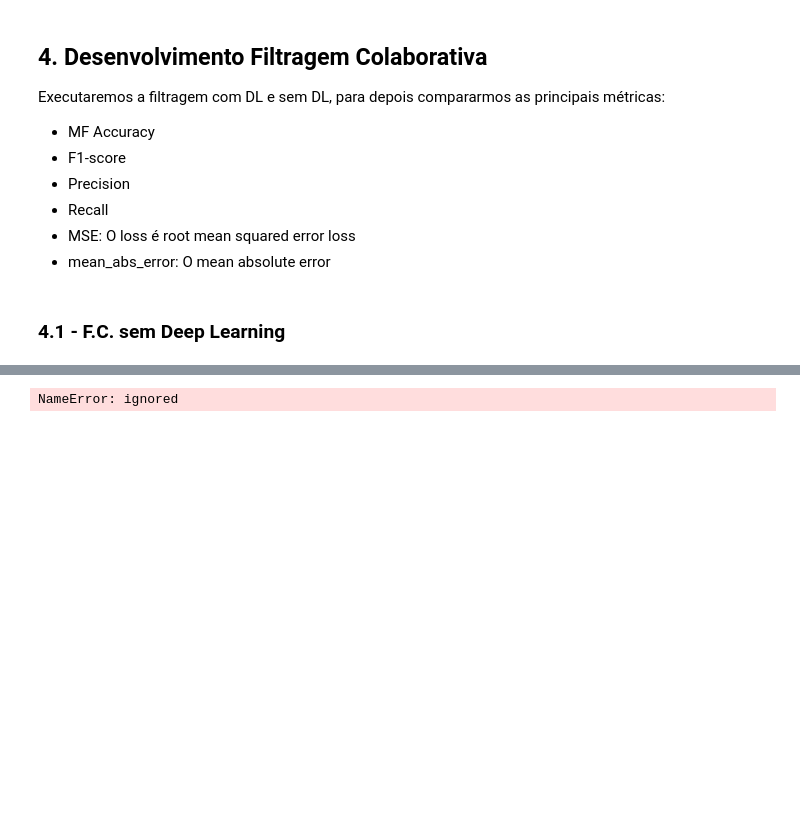
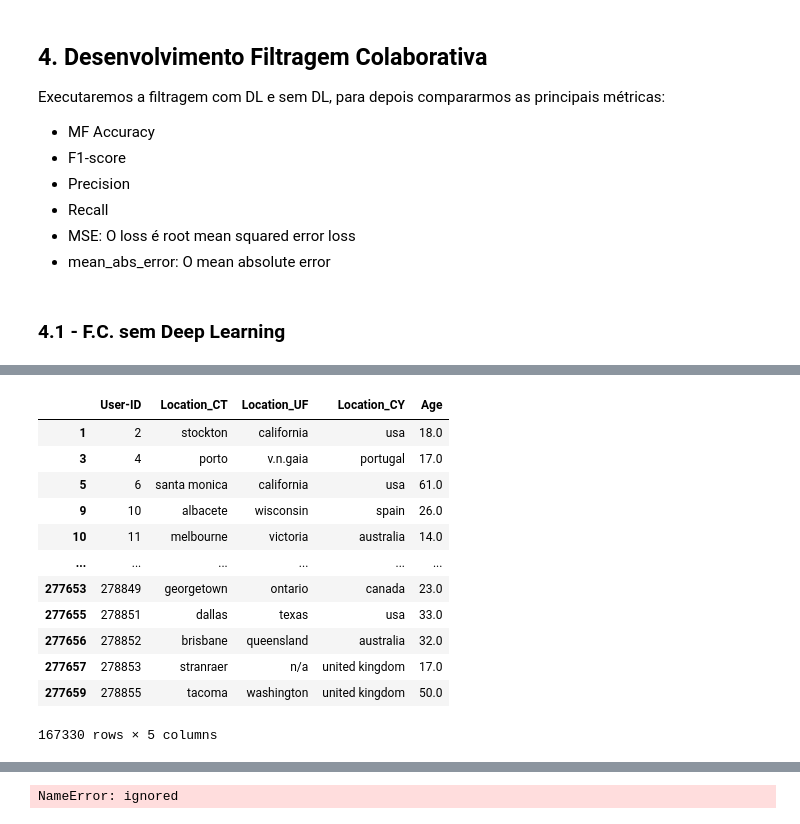
Before and after one commit to vivitc/deep-learning-books, a Jupyter notebook: Trabalho_DL_Books.ipynb, the cells around one changed output, grey strips where cells are left out. Drawn from its saved outputs; the diff is of its cells as text; code cells hidden in the pictures; blank space fills up the shorter version.

```diff
--- a/Trabalho_DL_Books.ipynb
+++ b/Trabalho_DL_Books.ipynb
@@ -403 +418,18 @@ df_users['Location_CY'] = df_users['Location_CY'].str.strip()
+# %%
+df_users = df_users.dropna(subset=['Age'])
+df_users
+# %% [output]
+|  | User-ID | Location_CT | Location_UF | Location_CY | Age |
+| 1 | 2 | stockton | california | usa | 18.0 |
+| 3 | 4 | porto | v.n.gaia | portugal | 17.0 |
+| 5 | 6 | santa monica | california | usa | 61.0 |
+| 9 | 10 | albacete | wisconsin | spain | 26.0 |
+| 10 | 11 | melbourne | victoria | australia | 14.0 |
+| ... | ... | ... | ... | ... | ... |
+| 277653 | 278849 | georgetown | ontario | canada | 23.0 |
+| 277655 | 278851 | dallas | texas | usa | 33.0 |
+| 277656 | 278852 | brisbane | queensland | australia | 32.0 |
+| 277657 | 278853 | stranraer | n/a | united kingdom | 17.0 |
+| 277659 | 278855 | tacoma | washington | united kingdom | 50.0 |
+167330 rows × 5 columns
 # %%
```
Also changed, not shown: parts of 4 cells of this notebook.
